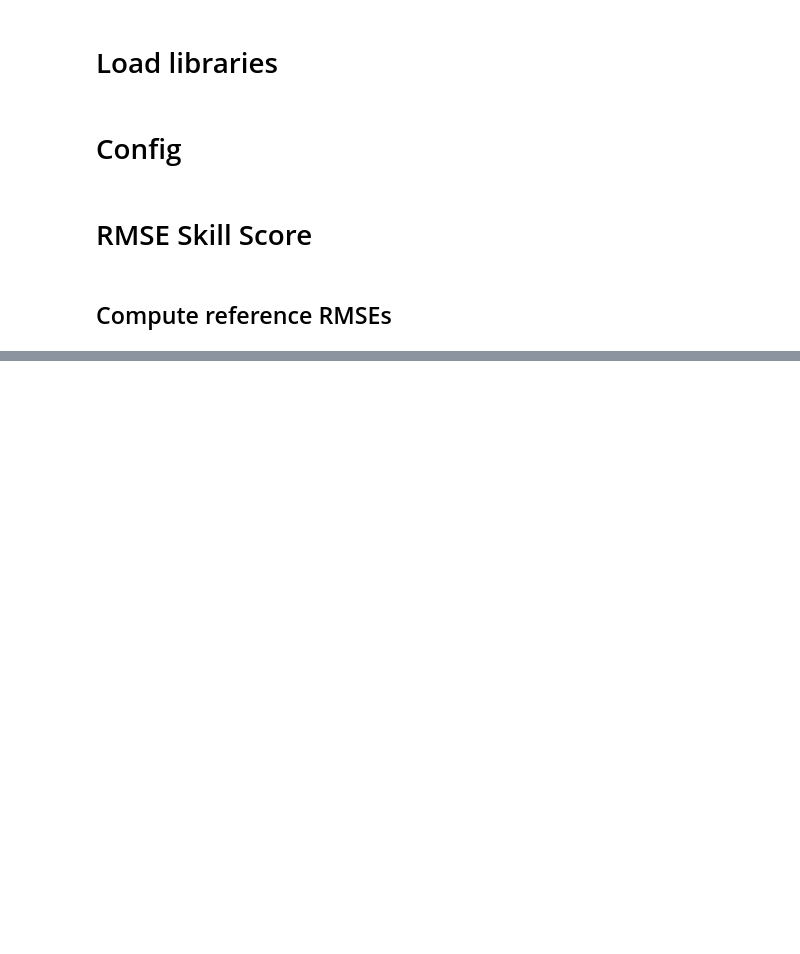
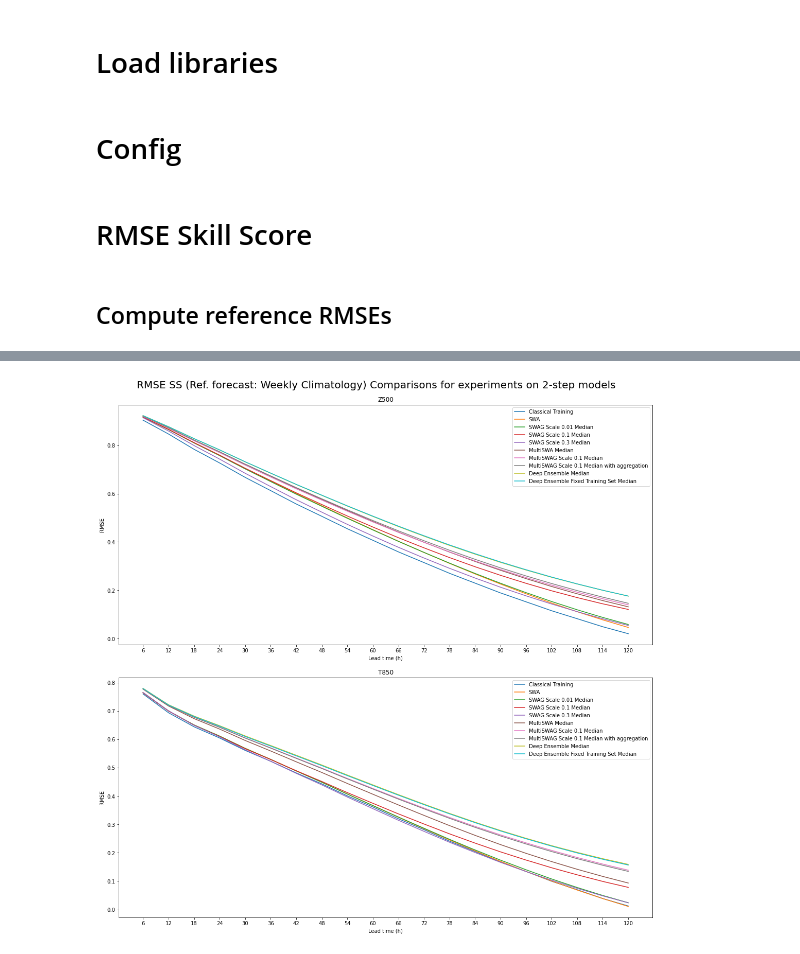
Before and after one commit to yasserhaddad/weather_prediction, a Jupyter notebook: notebooks/exploration_skill_score.ipynb, the cells around one changed output, grey strips where cells are left out. Saved outputs shown, nothing was run; the diff lists cells and outputs as text; code cells hidden in the pictures; blank space fills up the shorter version.

```diff
--- a/notebooks/exploration_skill_score.ipynb
+++ b/notebooks/exploration_skill_score.ipynb
@@ -61,0 +209,40 @@ resolution = cfg['model_parameters']['resolution']
+# %%
+labels = [
+    'Classical Training',
+    'SWA',
+    'SWAG Scale 0.01 Median',
+    'SWAG Scale 0.1 Median',
+    'SWAG Scale 0.3 Median',
+    'MultiSWA Median',
+    'MultiSWAG Scale 0.1 Median',
+    'MultiSWAG Scale 0.1 Median with aggregation',
+    'Deep Ensemble Median',
+    'Deep Ensemble Fixed Training Set Median'
+]
+
+f, (ax1, ax2) = plt.subplots(2, 1, figsize=(15, 15), constrained_layout=True)
+
+lead_times = np.arange(lead_time, max_lead_time + lead_time, lead_time)
+
+for i, rmse in enumerate(rmses_ss_clim):
+    ax1.plot(lead_times, rmse.z.values, label=labels[i])
+
+for i, rmse in enumerate(rmses_ss_clim):
+    ax2.plot(lead_times, rmse.t.values, label=labels[i])
+
+ax1.set_xlabel('Lead time (h)')
+ax1.set_xticks(lead_times)
+ax2.set_xticks(lead_times)
+ax2.set_xlabel('Lead time (h)')
+ax1.set_ylabel('RMSE')
+ax2.set_ylabel('RMSE')
+ax1.set_title('Z500')
+ax2.set_title('T850')
+
+f.suptitle('RMSE SS (Ref. forecast: Weekly Climatology) Comparisons for experiments on 2-step models',
+           fontsize=20)
+ax1.legend()
+ax2.legend()
+plt.show()
+# %% [output]
+[figure, added]
```
Also changed, not shown: parts of 20 cells of this notebook, 1 other file.
